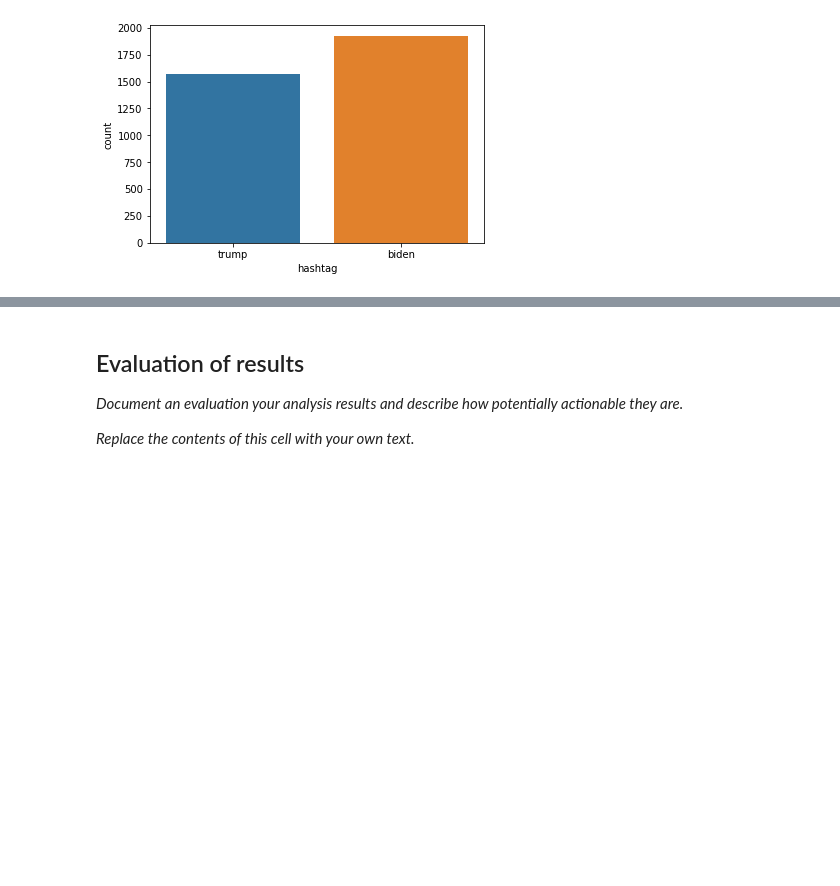
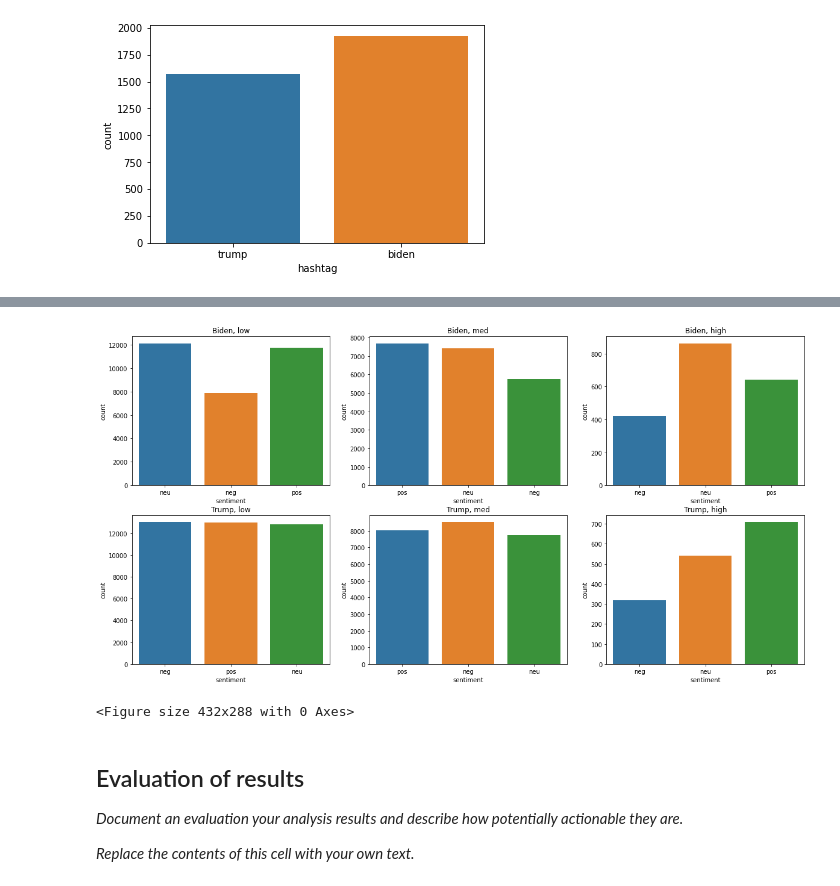
Before and after one commit to svantepihl/2IS063-Project, a Jupyter notebook: 2IS063_Project.ipynb, the cells around one changed output, grey strips where cells are left out. Saved outputs shown, nothing was run; the diff lists cells and outputs as text; code cells hidden in the pictures; blank space fills up the shorter version.

```diff
--- a/2IS063_Project.ipynb
+++ b/2IS063_Project.ipynb
@@ -737,3 +817,18 @@ The text classification approach will be used in our project to analyze the extr
+# %%
+# Absolute number of neg,neu & pos in each cluster Note that they do not share y-axises
+fig, axe = plt.subplots(2,3, figsize=(20,10),sharey=False)
+axe[0][0] = sns.countplot(x=low_biden.sentiment, ax=axe[0][0]).set_title('Biden, low')
+axe[0][1] = sns.countplot(x=med_biden.sentiment, ax=axe[0][1]).set_title('Biden, med')
+axe[0][2] = sns.countplot(x=high_biden.sentiment, ax=axe[0][2]).set_title('Biden, high')
+
+axe[1][0] = sns.countplot(x=low_trump.sentiment,ax=axe[1][0]).set_title('Trump, low')
+axe[1][1] = sns.countplot(x=med_trump.sentiment,ax=axe[1][1]).set_title('Trump, med')
+axe[1][2] = sns.countplot(x=high_trump.sentiment,ax=axe[1][2]).set_title('Trump, high')
+plt.show()
+plt.clf()
+# %% [output]
+[figure, added]
+<Figure size 432x288 with 0 Axes>
 # %% [markdown]
 ## Evaluation of results
 
```
Also changed, not shown: parts of 26 cells of this notebook.
